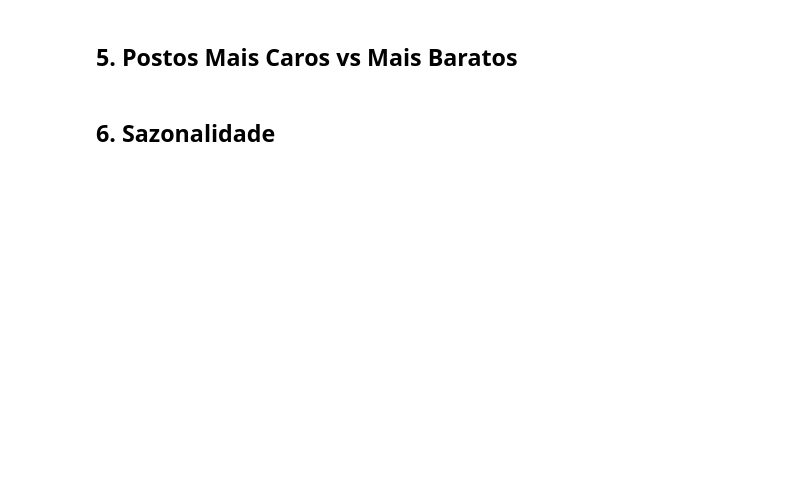
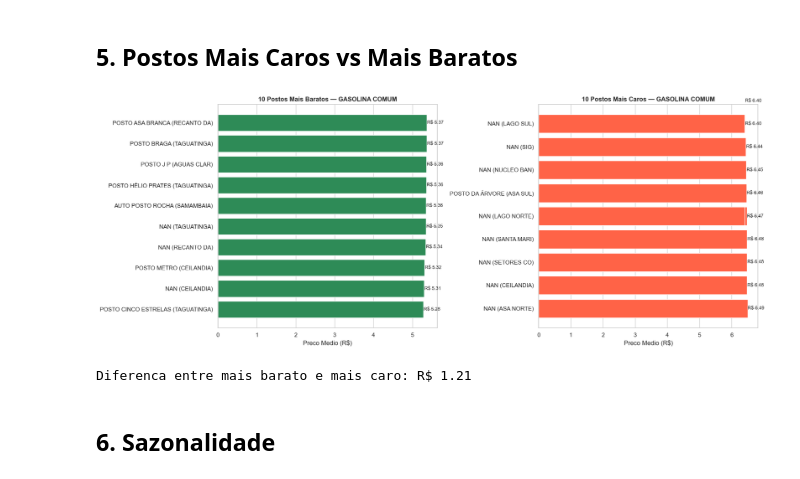
Before and after one commit to Zanderzin/Gasapp, a Jupyter notebook: notebooks/01_eda/exploratory_analysis.ipynb, the cells around one changed output. Drawn from its saved outputs; the diff is of its cells as text; code cells hidden in the pictures; blank space fills up the shorter version.

```diff
--- a/notebooks/01_eda/exploratory_analysis.ipynb
+++ b/notebooks/01_eda/exploratory_analysis.ipynb
@@ -186,34 +207,37 @@ plt.show()
 # %%
 produto_analise = 'GASOLINA COMUM'
 df_gas = df[df['produto'] == produto_analise]
 
-preco_posto = df_gas.groupby(['cnpj', 'nome_fantasia', 'municipio', 'bandeira'])['preco_revenda'].agg(['mean', 'count']).reset_index()
-preco_posto.columns = ['cnpj', 'nome', 'municipio', 'bandeira', 'preco_medio', 'n_registros']
+preco_posto = df_gas.groupby(['cnpj', 'nome_fantasia', 'regiao', 'bandeira'])['preco_revenda'].agg(['mean', 'count']).reset_index()
+preco_posto.columns = ['cnpj', 'nome', 'regiao', 'bandeira', 'preco_medio', 'n_registros']
 preco_posto = preco_posto[preco_posto['n_registros'] >= 5].sort_values('preco_medio')
 
 fig, axes = plt.subplots(1, 2, figsize=(18, 7))
 
 # 10 mais baratos
 top_baratos = preco_posto.head(10)
-label_b = top_baratos.apply(lambda r: f"{r['nome'][:20]} ({r['municipio'][:10]})", axis=1)
+label_b = top_baratos.apply(lambda r: f"{r['nome'][:20]} ({r['regiao'][:10]})", axis=1)
 axes[0].barh(label_b, top_baratos['preco_medio'], color='seagreen')
 axes[0].set_title(f'10 Postos Mais Baratos — {produto_analise}', fontweight='bold')
 axes[0].set_xlabel('Preco Medio (R$)')
 for i, v in enumerate(top_baratos['preco_medio']):
     axes[0].text(v + 0.01, i, f'R$ {v:.2f}', va='center', fontsize=9)
 
 # 10 mais caros
 top_caros = preco_posto.tail(10).sort_values('preco_medio', ascending=False)
-label_c = top_caros.apply(lambda r: f"{r['nome'][:20]} ({r['municipio'][:10]})", axis=1)
+label_c = top_caros.apply(lambda r: f"{r['nome'][:20]} ({r['regiao'][:10]})", axis=1)
 axes[1].barh(label_c, top_caros['preco_medio'], color='tomato')
 axes[1].set_title(f'10 Postos Mais Caros — {produto_analise}', fontweight='bold')
 axes[1].set_xlabel('Preco Medio (R$)')
 for i, v in enumerate(top_caros['preco_medio']):
     axes[1].text(v + 0.01, i, f'R$ {v:.2f}', va='center', fontsize=9)
 
 plt.tight_layout()
 plt.show()
 print(f'Diferenca entre mais barato e mais caro: R$ {preco_posto.preco_medio.max() - preco_posto.preco_medio.min():.2f}')
+# %% [output]
+[figure, added]
+Diferenca entre mais barato e mais caro: R$ 1.21
 # %% [markdown]
 ## 6. Sazonalidade
 # %%
```
Also changed, not shown: parts of 7 cells of this notebook, 1 other file.
